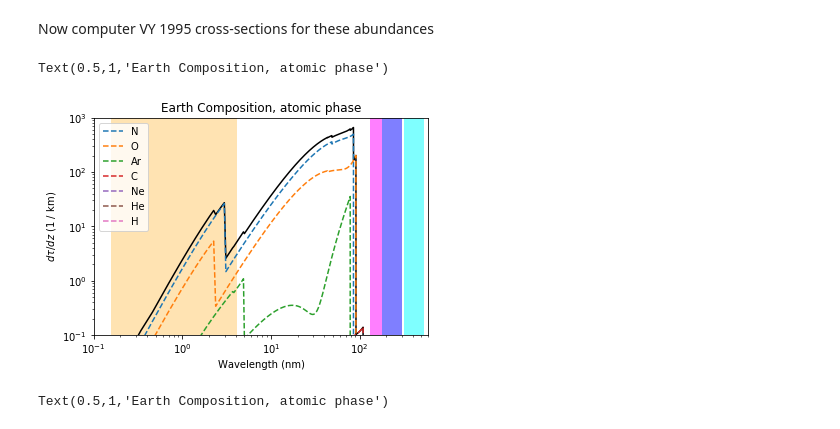
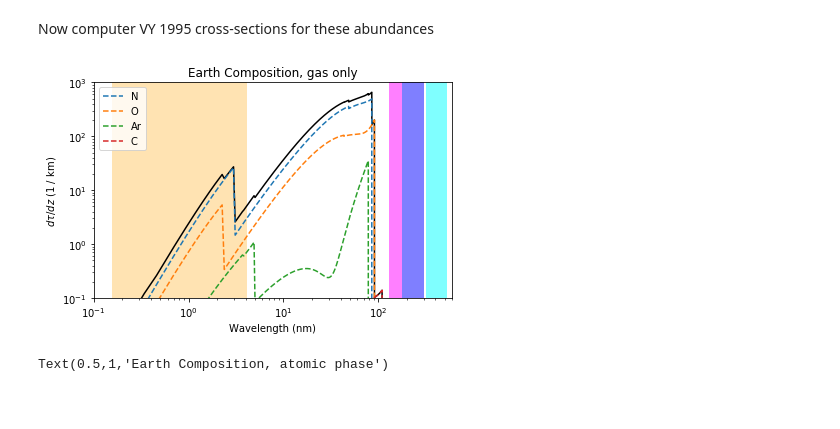
Before and after one commit to eblur/gastronomy, a Jupyter notebook: gas_mixtures.ipynb, the cells around one changed output. Cells and saved outputs as stored; diff of their text form; code cells hidden in the pictures; blank space fills up the shorter version.

```diff
--- a/gas_mixtures.ipynb
+++ b/gas_mixtures.ipynb
@@ -108,22 +108,26 @@ def plot_bands(ax):
     ax.axvspan(12.4/8.0/10., 12.4/0.3/10., facecolor='orange', alpha=0.3) # X-ray band
 # %%
 ax = plt.subplot(111)
+
+YLIM = [0.1, 1.e3]
 plt.plot(WAVEL, total_xsect.to('km^-1'), color='k')
 for ele in earth_elem_num_dens.keys():
-    plt.plot(WAVEL, xsects[ele].to('km^-1'), ls='--', label=ele)
+    if np.max(xsects[ele].to('km^-1').value) > YLIM[0]:
+        plt.plot(WAVEL, xsects[ele].to('km^-1'), ls='--', label=ele)
 
 plt.loglog()
 plt.xlim(0.1, 600)
-plt.ylim(0.1, 1.e3)
+plt.ylim(YLIM)
 plt.xlabel('Wavelength ({})'.format(WAVEL.unit))
 plt.ylabel(r'$d\tau/dz$ ({})'.format(total_xsect.to('km^-1').unit))
 plt.legend(loc='upper left')
 plot_bands(ax)
 
-plt.title('Earth Composition, atomic phase')
+plt.title('Earth Composition, gas only')
+plt.tight_layout()
+plt.savefig('earth_comp.pdf', format='pdf')
 # %% [output]
-Text(0.5,1,'Earth Composition, atomic phase')
-[figure, old version]
+[figure, new version]
 # %%
 plt.plot(ENER, total_xsect.to('km^-1'), color='k')
 for ele in earth_elem_num_dens.keys():
```
Also changed, not shown: parts of 5 cells of this notebook, 2 other files.
